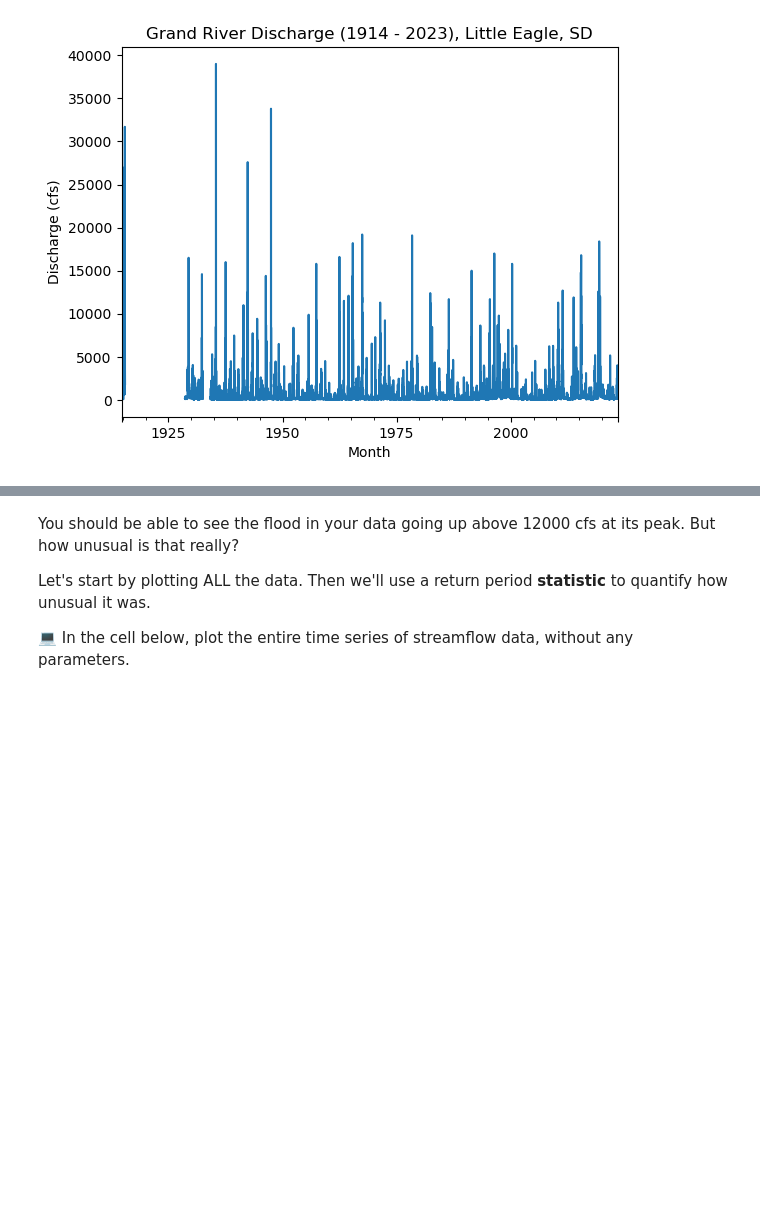
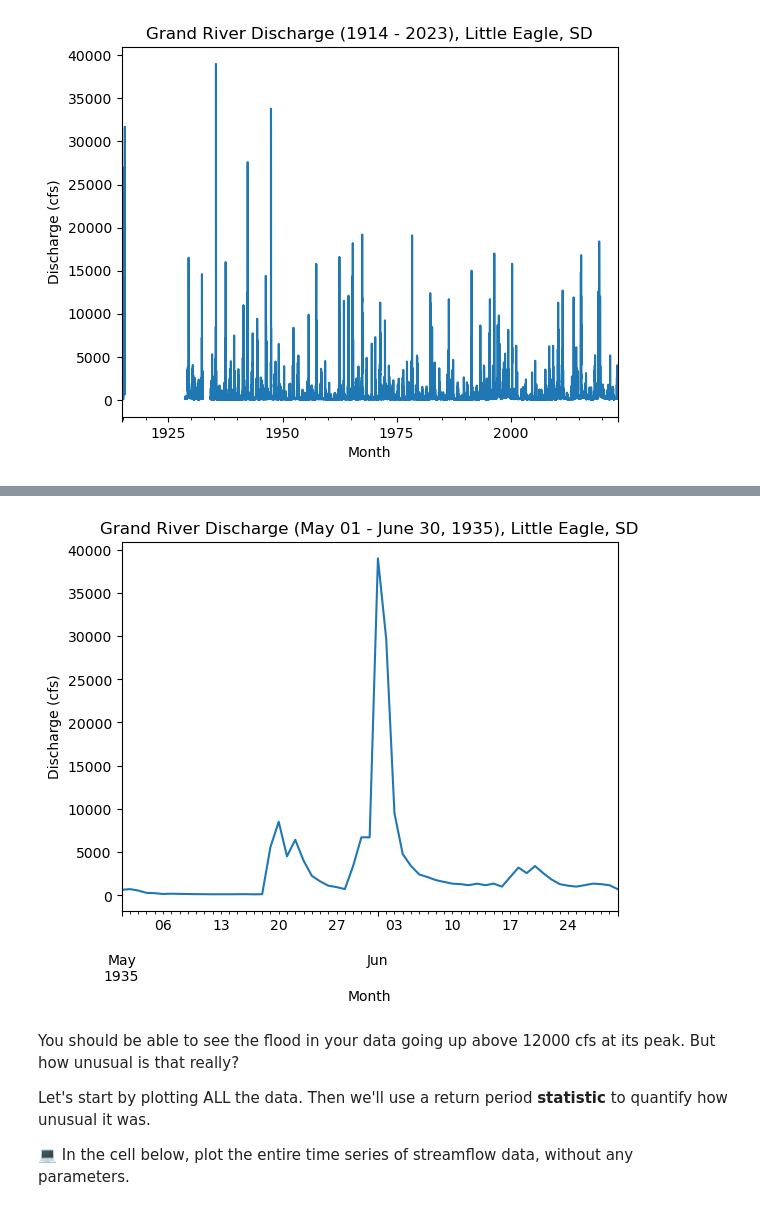
Before and after one commit to EBiggane/time-series-data-EBiggane, a Jupyter notebook: stars-02-time-series.ipynb, the cells around one changed output, grey strips where cells are left out. Saved outputs shown, nothing was run; the diff lists cells and outputs as text; code cells hidden in the pictures; blank space fills up the shorter version.

```diff
--- a/stars-02-time-series.ipynb
+++ b/stars-02-time-series.ipynb
@@ -703,0 +733,4 @@ plt.show()
+# %%
+grand_river_flow_subset_update = grand_river_flow_subset['1935-05-01':'1935-06-30']
+
+grand_river_flow_subset_update
@@ -704,3 +752,13 @@ plt.show()
+# %%
+grand_river_flow_subset_update.plot(y='Discharge',
+                            legend=False,
+                            xlabel= 'Month',
+                            ylabel='Discharge (cfs)',
+                            title='Grand River Discharge (May 01 - June 30, 1935), Little Eagle, SD')
+
+plt.show()
+# %% [output]
+[figure, added]
 # %% [markdown]
 You should be able to see the flood in your data going up above 12000 cfs at its peak. But how unusual is that really?
 
```
Also changed, not shown: parts of 3 cells of this notebook.
